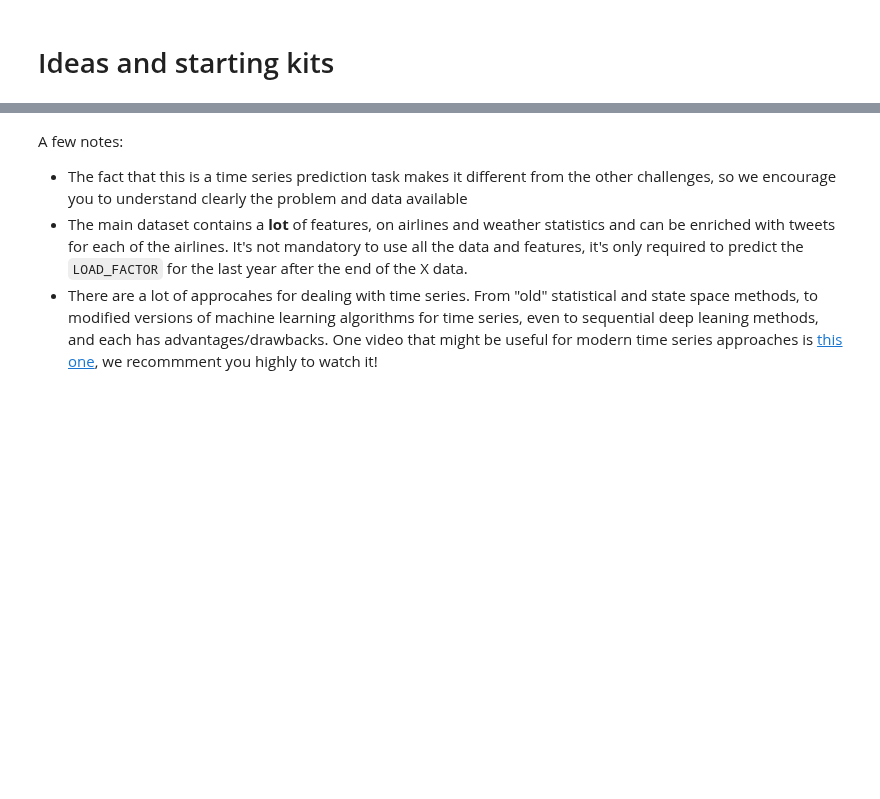
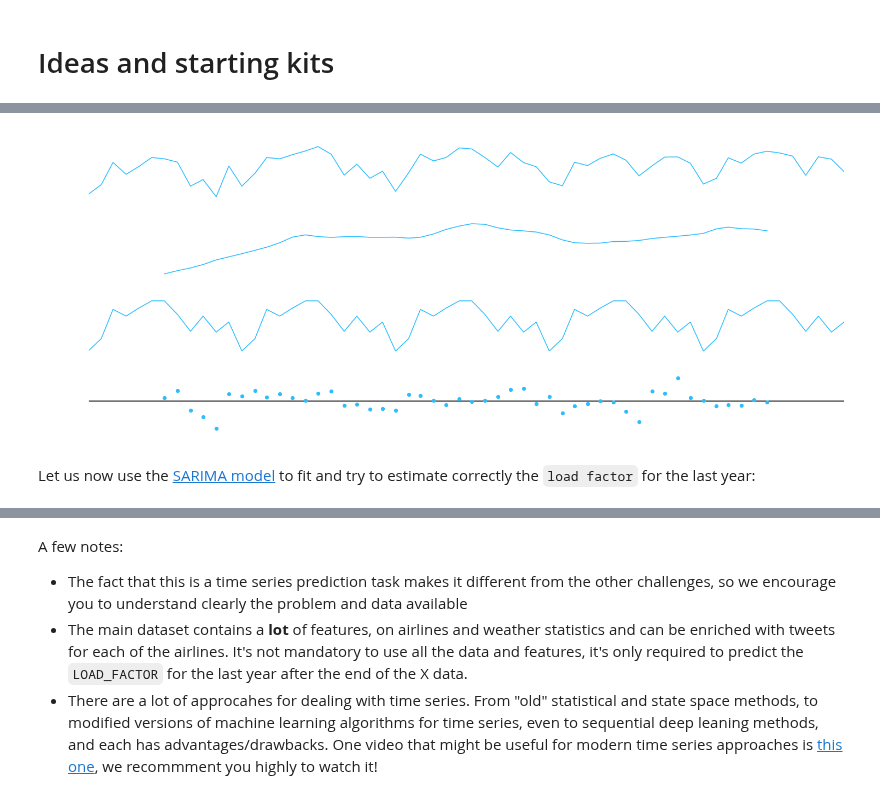
Before and after one commit to alexZajac/airlines_performance, a Jupyter notebook: airlines_performance.ipynb, the cells around one changed output, grey strips where cells are left out. Drawn from its saved outputs; the diff is of its cells as text; code cells hidden in the pictures; blank space fills up the shorter version.

```diff
--- a/airlines_performance.ipynb
+++ b/airlines_performance.ipynb
@@ -766,0 +799,8 @@ One of the conventional approaches for time series is to use [(S)ARIMA(X) models
+# %%
+decomposition = sm.tsa.seasonal_decompose(y, model='additive')
+fig = decomposition.plot()
+plt.show()
+# %% [output]
+[figure, added]
+# %% [markdown]
+Let us now use the [SARIMA model](https://towardsdatascience.com/understanding-sarima-955fe217bc77) to fit and try to estimate correctly the `load factor` for the last year:
```
Also changed, not shown: parts of 17 cells of this notebook, 6 other files.
